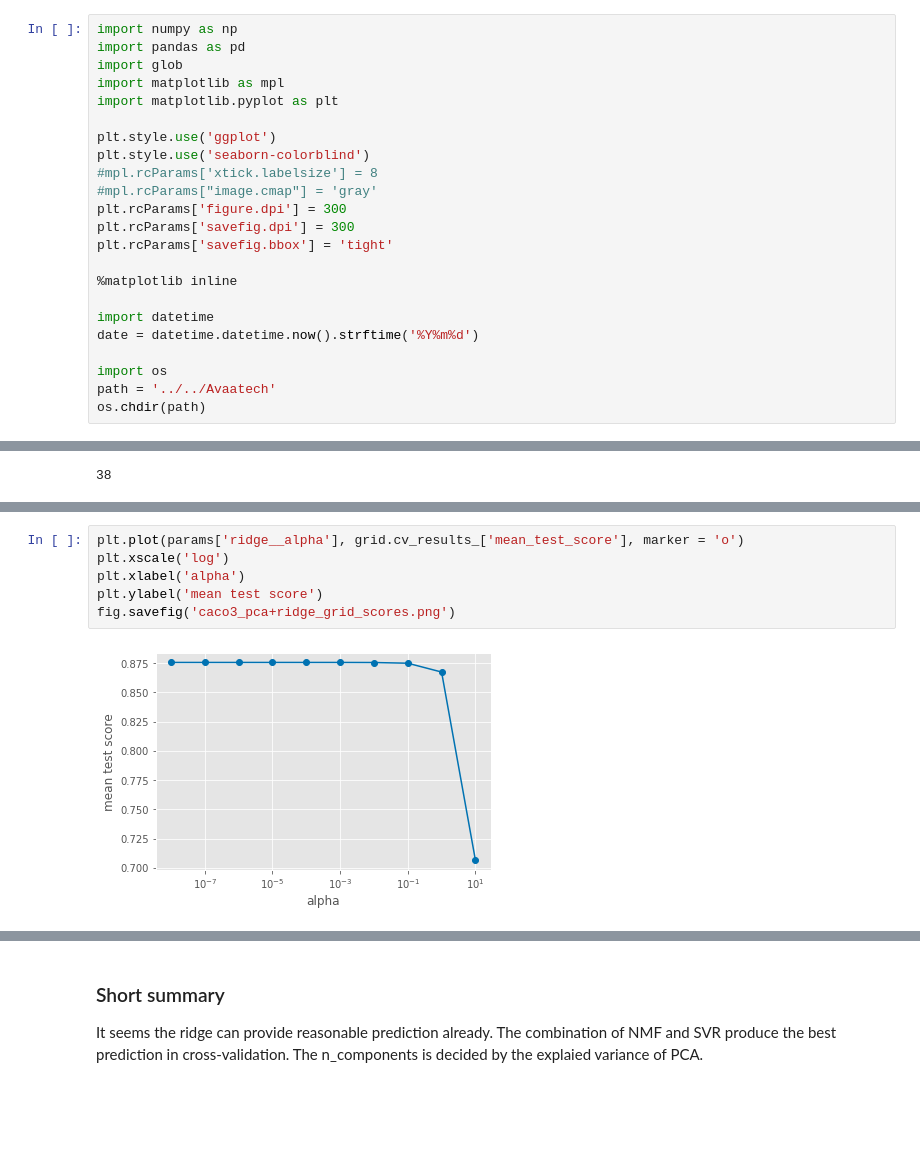
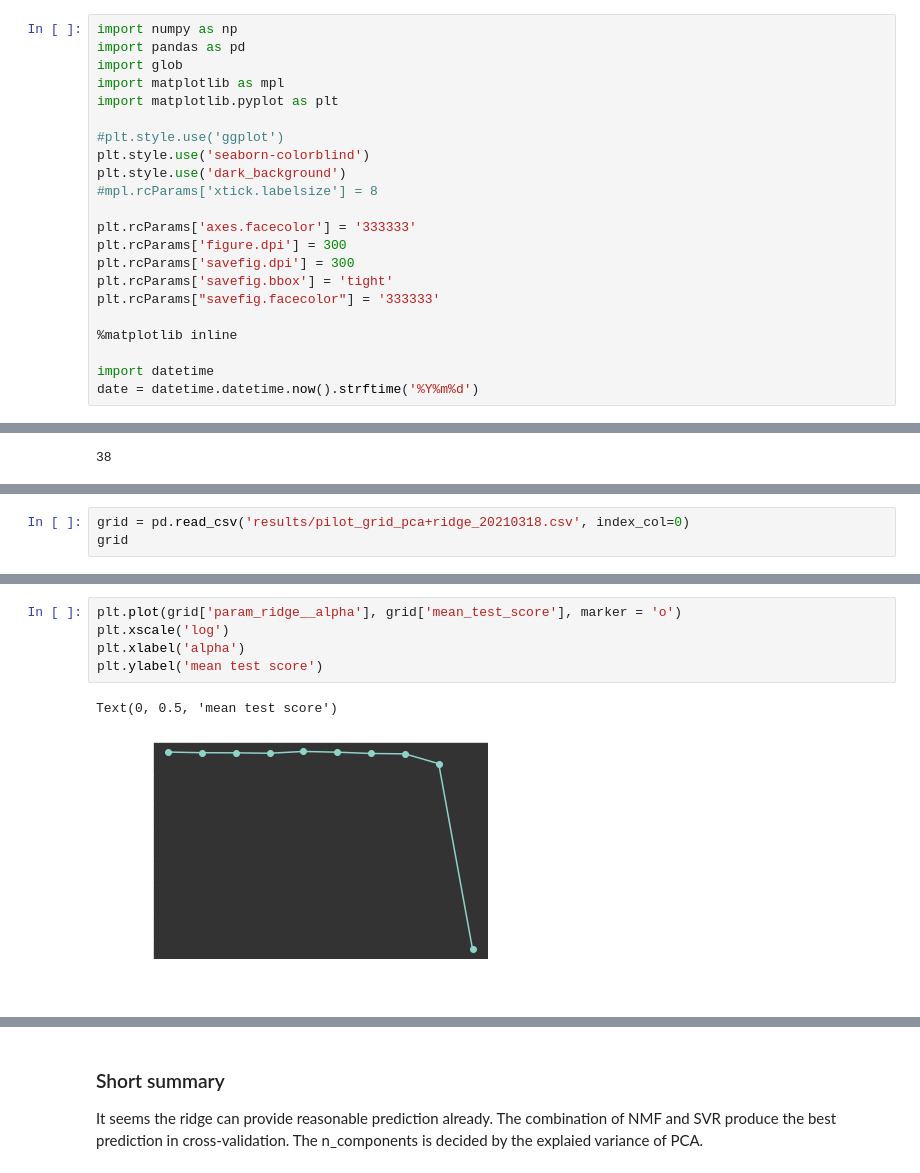
Before and after one commit to dispink/CaCO3_NWP, a Jupyter notebook: pilot_test.ipynb, the cells around one changed output, grey strips where cells are left out. Saved outputs shown, nothing was run; the diff lists cells and outputs as text; blank space fills up the shorter version.

```diff
--- a/pilot_test.ipynb
+++ b/pilot_test.ipynb
@@ -5,22 +5,21 @@ import glob
 import matplotlib as mpl
 import matplotlib.pyplot as plt
 
-plt.style.use('ggplot')
+#plt.style.use('ggplot')
 plt.style.use('seaborn-colorblind')
+plt.style.use('dark_background')
 #mpl.rcParams['xtick.labelsize'] = 8
-#mpl.rcParams["image.cmap"] = 'gray'
+
+plt.rcParams['axes.facecolor'] = '333333'
 plt.rcParams['figure.dpi'] = 300
 plt.rcParams['savefig.dpi'] = 300
 plt.rcParams['savefig.bbox'] = 'tight'
+plt.rcParams["savefig.facecolor"] = '333333'
 
 %matplotlib inline
 
 import datetime
 date = datetime.datetime.now().strftime('%Y%m%d')
-
-import os
-path = '../../Avaatech'
-os.chdir(path)
 # %% [markdown]
 # Read and build spectral dataset
 # %%
@@ -367,0 +330,3 @@ Wall time: 454 ms
+# %%
+grid = pd.read_csv('results/pilot_grid_pca+ridge_20210318.csv', index_col=0)
+grid
@@ -368,8 +345,8 @@ Wall time: 454 ms
 # %%
-plt.plot(params['ridge__alpha'], grid.cv_results_['mean_test_score'], marker = 'o')
+plt.plot(grid['param_ridge__alpha'], grid['mean_test_score'], marker = 'o')
 plt.xscale('log')
 plt.xlabel('alpha')
 plt.ylabel('mean test score')
-fig.savefig('caco3_pca+ridge_grid_scores.png')
 # %% [output]
+Text(0, 0.5, 'mean test score')
-[figure, old version]
+[figure, new version]
```
Also changed, not shown: parts of 39 cells of this notebook, 4 other files.
